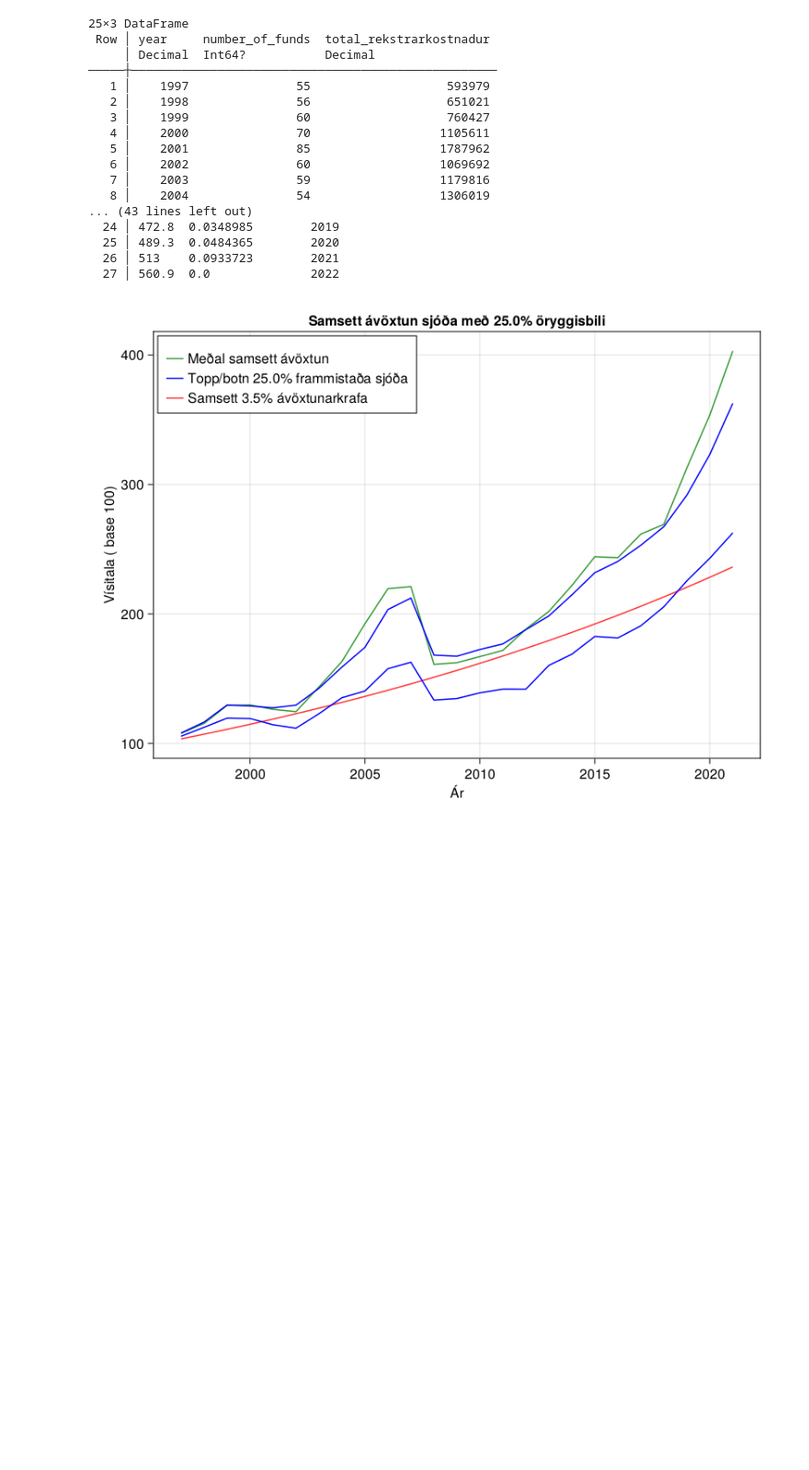
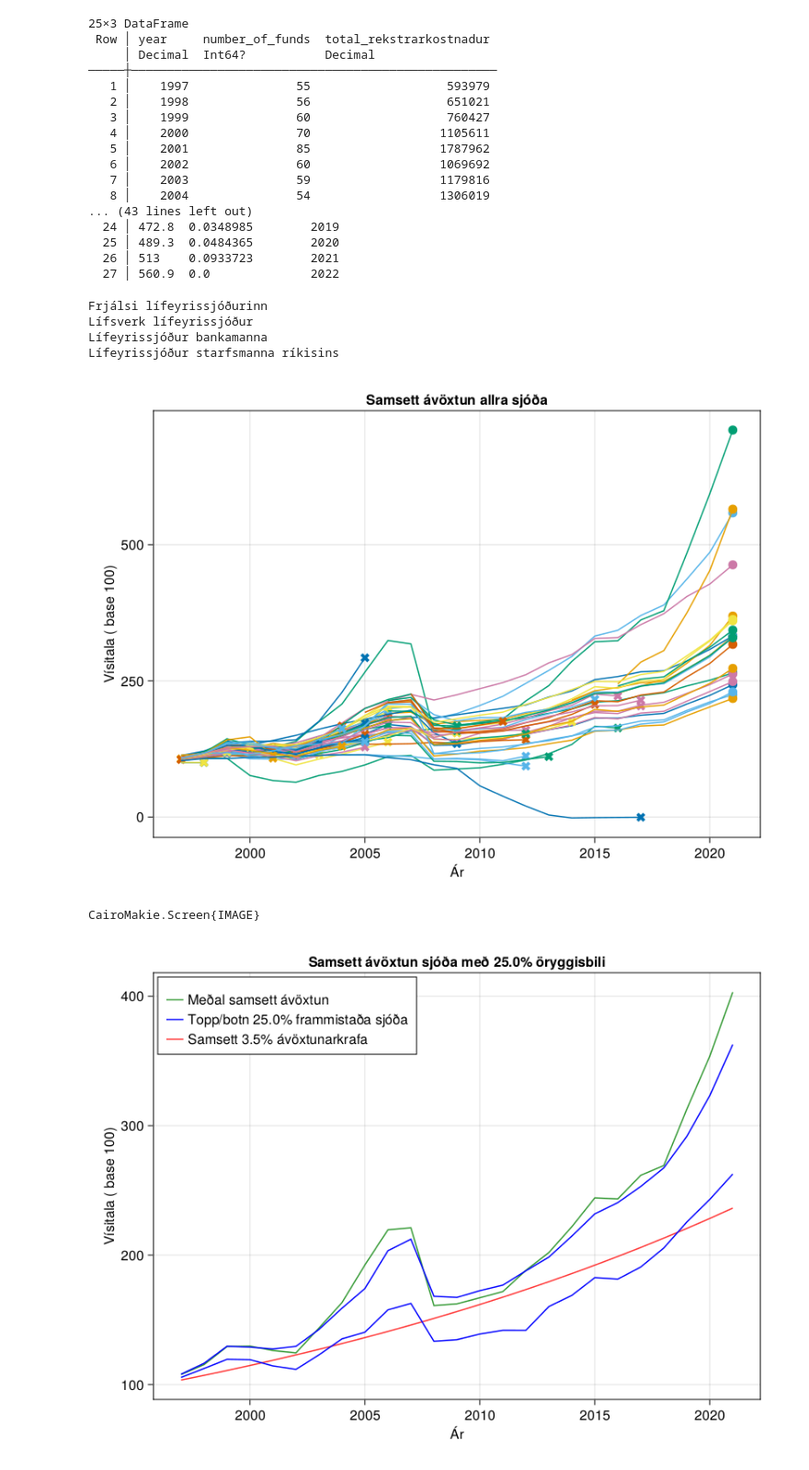
Before and after one commit to Dyri99/Symmetria, a Jupyter notebook: Gröfin.ipynb, the cells around one changed output. Shown: that part at 92% size. Saved outputs shown, nothing was run; the diff lists cells and outputs as text; code cells hidden in the pictures; blank space fills up the shorter version.

```diff
--- a/Gröfin.ipynb
+++ b/Gröfin.ipynb
@@ -82 +199,48 @@ PostgreSQL connection (CONNECTION_OK) with parameters:
+# %%
+
+using CairoMakie
+
+f = Figure()
+ax = Axis(f[1, 1], xlabel = "Ár", ylabel = "Vísitala ( base 100)",    title = "Samsett ávöxtun allra sjóða")
+
+ár = []
+gildi = []
+maxgildi = 0
+
+for (key, value) in pairs(sjóðadict)
+    for x in value
+        push!(ár, x[1])
+        push!(gildi, x[2])
+    end
+    ár = map(x -> convert(Float64, x), ár)
+    gildi = map(x -> convert(Float64, x), gildi)
+    lines!(ax, ár, gildi)
+
+    #println(last(ár),last(gildi))
+    if last(ár) != 2021
+        scatter!(ax,last(ár),last(gildi), markersize = 15, marker=:xcross)
+    else
+        scatter!(ax,last(ár),last(gildi), markersize = 15)
+    end
+    #scatter!(ax,ár[1],gildi[1] , markersize = 20)
+
+    if last(gildi) >= maxgildi
+        maxgildi = last(gildi)
+        println(key)
+    end
+
+    ár = []
+    gildi = []
+
+end
+
+
+display(f)
+# %% [output]
+Frjálsi lífeyrissjóðurinn
+Lífsverk lífeyrissjóður
+Lífeyrissjóður bankamanna
+Lífeyrissjóður starfsmanna ríkisins
+[figure, added]
+CairoMakie.Screen{IMAGE}
 # %%
```
Also changed, not shown: parts of 3 cells of this notebook, 6 other files.
